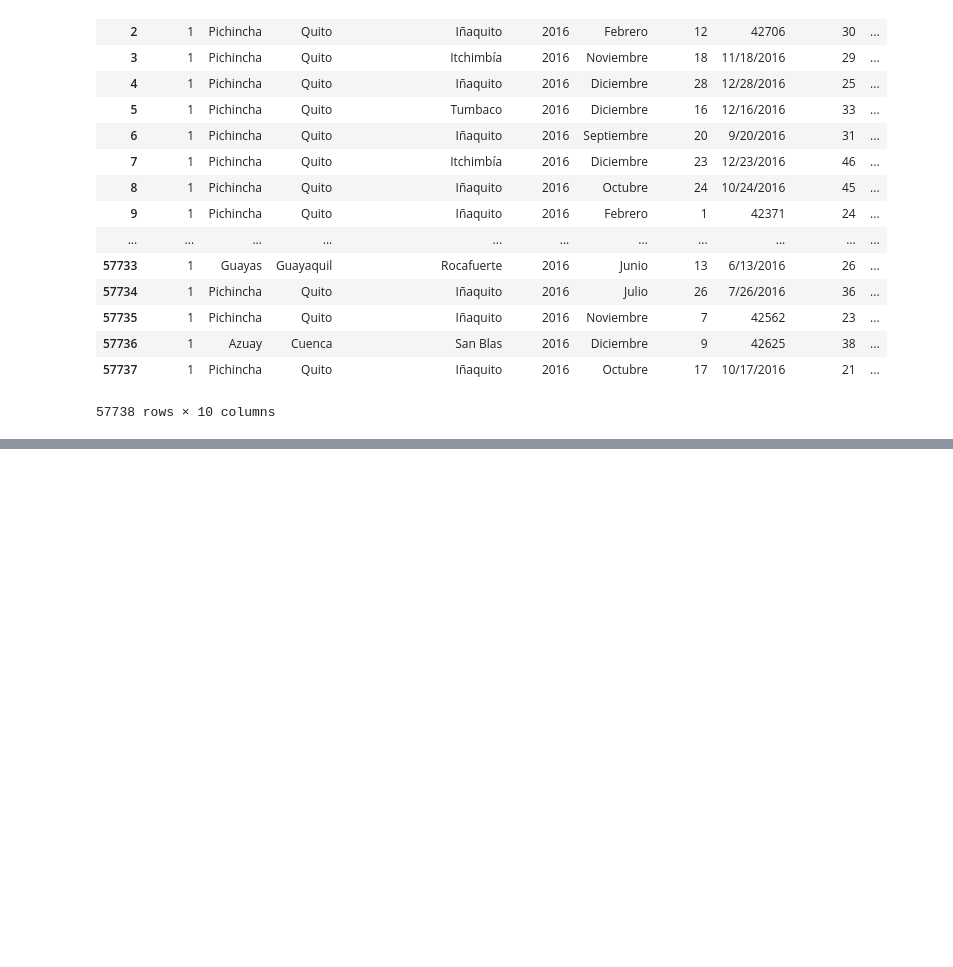
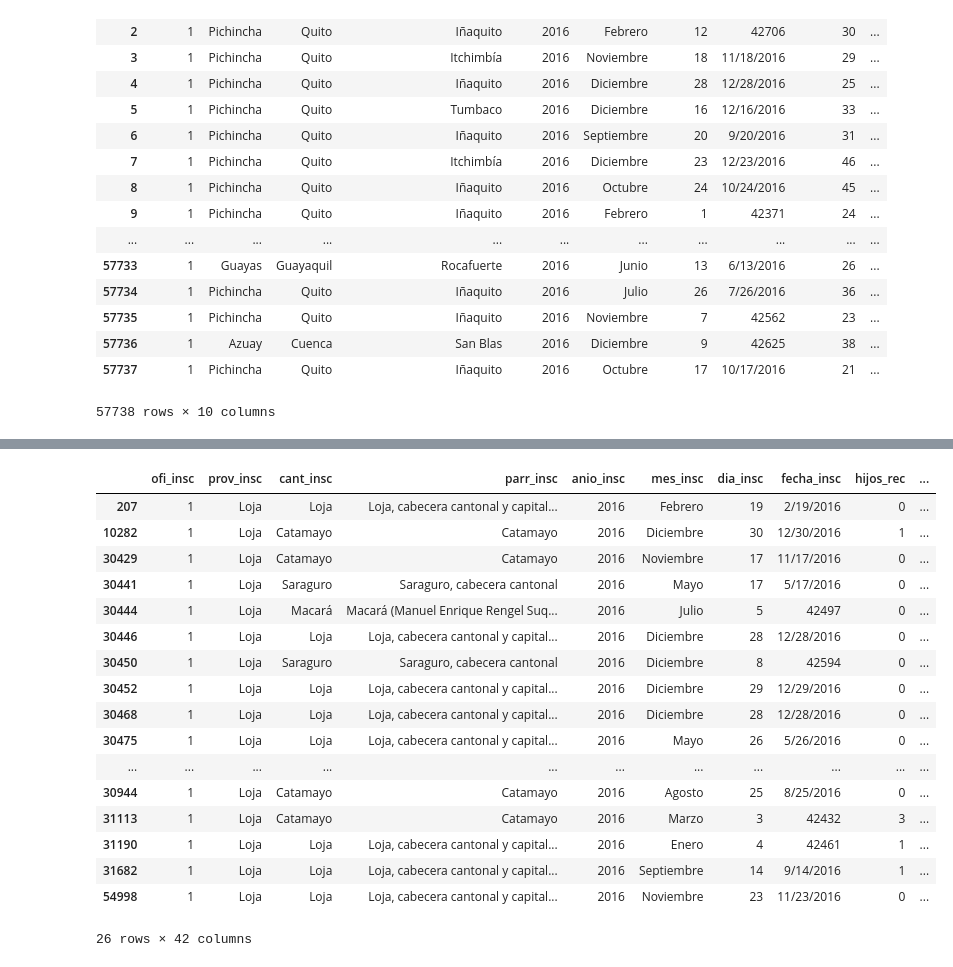
Before and after one commit to programacion-taw-utpl-001/trabajo-final-primer-bimestre-final-004, a Jupyter notebook: Proyecto/Untitled.ipynb, the cells around one changed output, grey strips where cells are left out. Drawn from its saved outputs; the diff is of its cells as text; code cells hidden in the pictures; blank space fills up the shorter version.

```diff
--- a/Proyecto/Untitled.ipynb
+++ b/Proyecto/Untitled.ipynb
@@ -95,0 +226,23 @@ KeyError: 'cod_paish'
+# %%
+tabla2 = tabla1[tabla1['prov_insc'] == 'Loja']
+tabla3=tabla2[tabla2['est_civim']== 'Viuda']
+tabla3
+# %% [output]
+|  | ofi_insc | prov_insc | cant_insc | parr_insc | anio_insc | mes_insc | dia_insc | fecha_insc | hijos_rec | ... |
+| 207 | 1 | Loja | Loja | Loja, cabecera cantonal y capital... | 2016 | Febrero | 19 | 2/19/2016 | 0 | ... |
+| 10282 | 1 | Loja | Catamayo | Catamayo | 2016 | Diciembre | 30 | 12/30/2016 | 1 | ... |
+| 30429 | 1 | Loja | Catamayo | Catamayo | 2016 | Noviembre | 17 | 11/17/2016 | 0 | ... |
+| 30441 | 1 | Loja | Saraguro | Saraguro, cabecera cantonal | 2016 | Mayo | 17 | 5/17/2016 | 0 | ... |
+| 30444 | 1 | Loja | Macará | Macará (Manuel Enrique Rengel Suq... | 2016 | Julio | 5 | 42497 | 0 | ... |
+| 30446 | 1 | Loja | Loja | Loja, cabecera cantonal y capital... | 2016 | Diciembre | 28 | 12/28/2016 | 0 | ... |
+| 30450 | 1 | Loja | Saraguro | Saraguro, cabecera cantonal | 2016 | Diciembre | 8 | 42594 | 0 | ... |
+| 30452 | 1 | Loja | Loja | Loja, cabecera cantonal y capital... | 2016 | Diciembre | 29 | 12/29/2016 | 0 | ... |
+| 30468 | 1 | Loja | Loja | Loja, cabecera cantonal y capital... | 2016 | Diciembre | 28 | 12/28/2016 | 0 | ... |
+| 30475 | 1 | Loja | Loja | Loja, cabecera cantonal y capital... | 2016 | Mayo | 26 | 5/26/2016 | 0 | ... |
+| ... | ... | ... | ... | ... | ... | ... | ... | ... | ... | ... |
+| 30944 | 1 | Loja | Catamayo | Catamayo | 2016 | Agosto | 25 | 8/25/2016 | 0 | ... |
+| 31113 | 1 | Loja | Catamayo | Catamayo | 2016 | Marzo | 3 | 42432 | 3 | ... |
+| 31190 | 1 | Loja | Loja | Loja, cabecera cantonal y capital... | 2016 | Enero | 4 | 42461 | 1 | ... |
+| 31682 | 1 | Loja | Loja | Loja, cabecera cantonal y capital... | 2016 | Septiembre | 14 | 9/14/2016 | 1 | ... |
+| 54998 | 1 | Loja | Loja | Loja, cabecera cantonal y capital... | 2016 | Noviembre | 23 | 11/23/2016 | 0 | ... |
+26 rows × 42 columns
```
Also changed, not shown: parts of 13 cells of this notebook, 6 other files.
